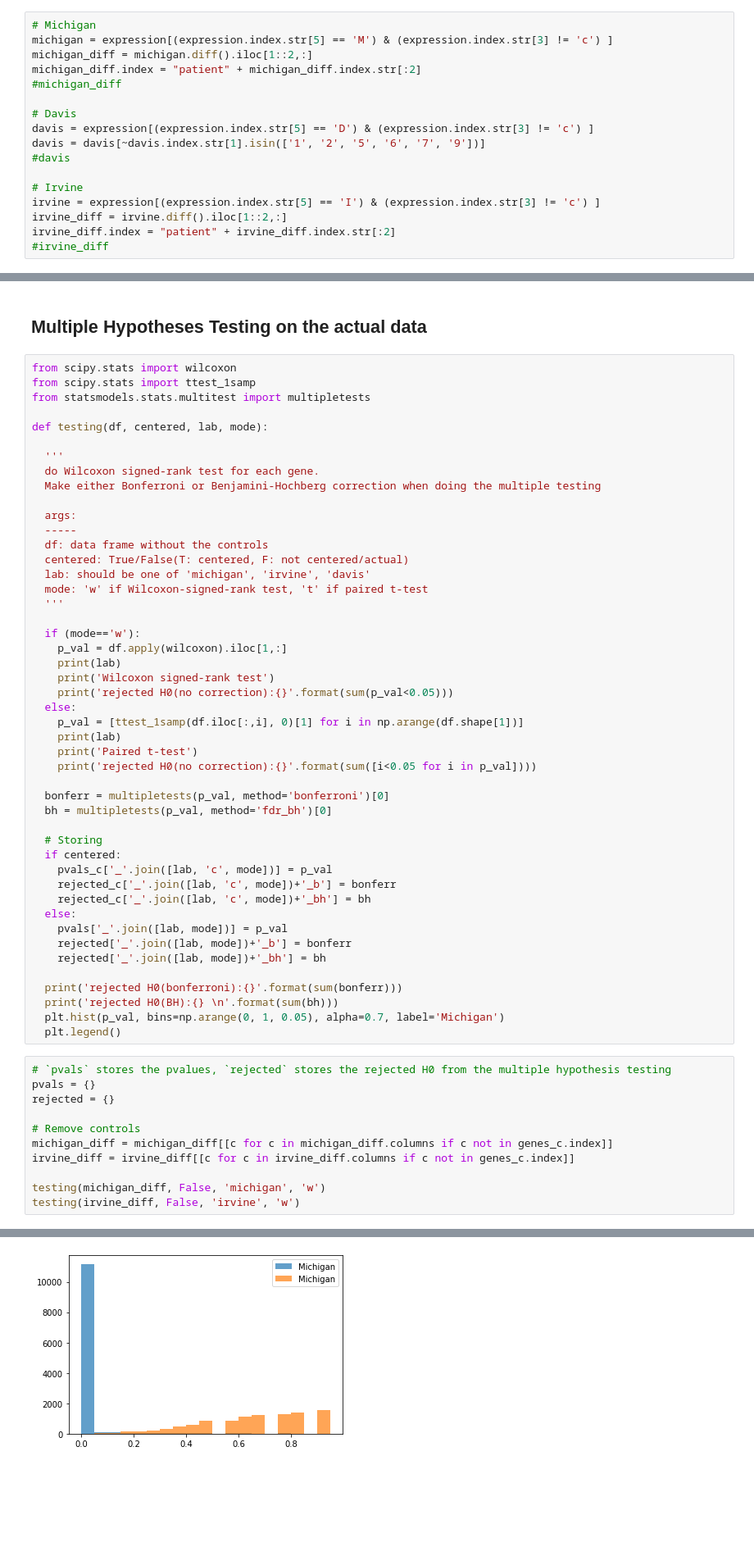
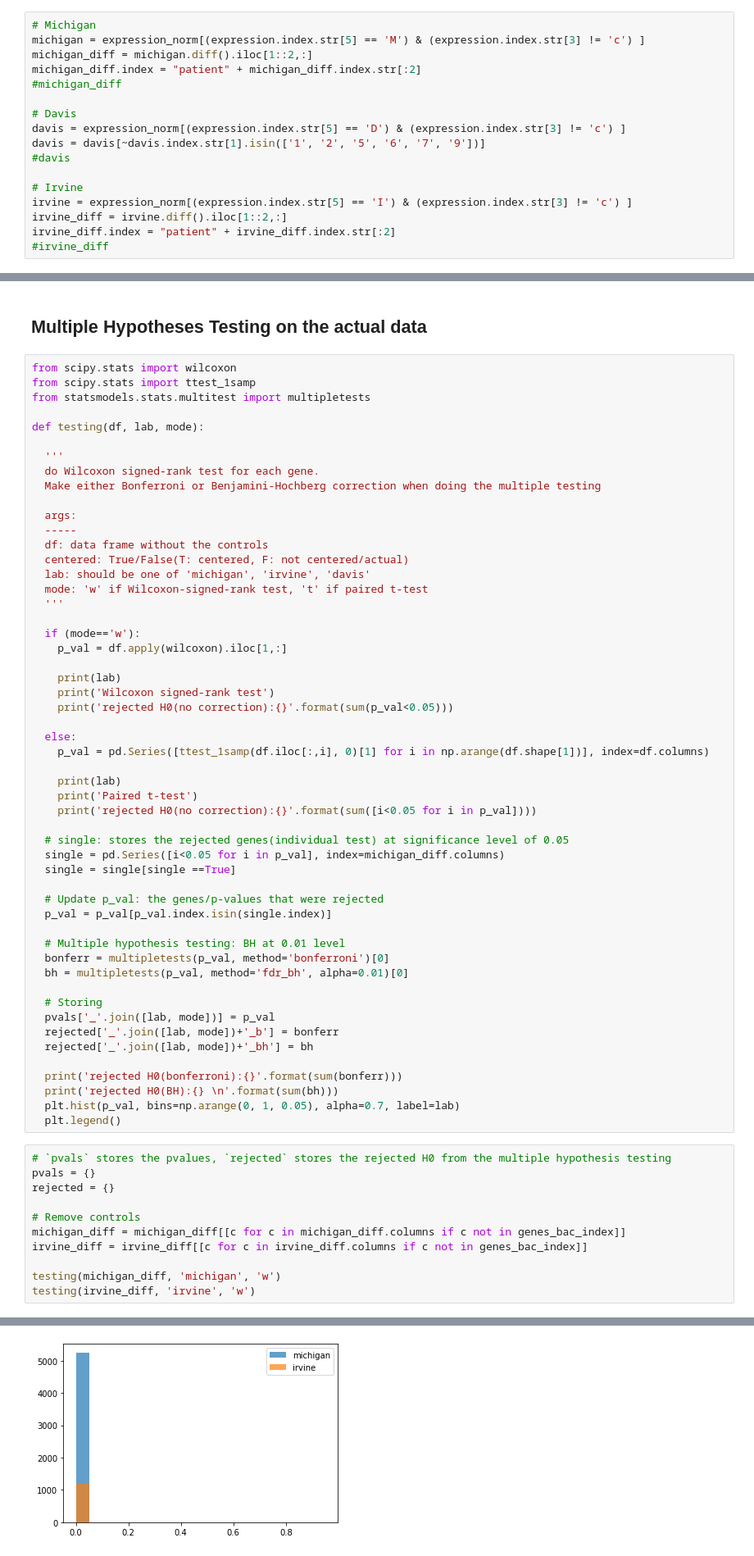
Before and after one commit to unique-subedi/604-gene-expression, a Jupyter notebook: Ahn_gene_expression_master.ipynb, the cells around one changed output, grey strips where cells are left out. Shown at 82% size. Saved outputs shown, nothing was run; the diff lists cells and outputs as text; blank space fills up the shorter version.

```diff
--- a/Ahn_gene_expression_master.ipynb
+++ b/Ahn_gene_expression_master.ipynb
@@ -42,18 +49,18 @@ Successfully installed pyreadr-0.4.7
 `michigan_diff` subtracts measurement of anterior cortex from the dorsolateral cortex for each patient.
 # %%
 # Michigan
-michigan = expression[(expression.index.str[5] == 'M') & (expression.index.str[3] != 'c') ]
+michigan = expression_norm[(expression.index.str[5] == 'M') & (expression.index.str[3] != 'c') ]
 michigan_diff = michigan.diff().iloc[1::2,:]
 michigan_diff.index = "patient" + michigan_diff.index.str[:2]
 #michigan_diff
 
 # Davis
-davis = expression[(expression.index.str[5] == 'D') & (expression.index.str[3] != 'c') ]
+davis = expression_norm[(expression.index.str[5] == 'D') & (expression.index.str[3] != 'c') ]
 davis = davis[~davis.index.str[1].isin(['1', '2', '5', '6', '7', '9'])]
 #davis
 
 # Irvine
-irvine = expression[(expression.index.str[5] == 'I') & (expression.index.str[3] != 'c') ]
+irvine = expression_norm[(expression.index.str[5] == 'I') & (expression.index.str[3] != 'c') ]
 irvine_diff = irvine.diff().iloc[1::2,:]
 irvine_diff.index = "patient" + irvine_diff.index.str[:2]
 #irvine_diff
@@ -69,7 +121,7 @@ from scipy.stats import wilcoxon
 from scipy.stats import ttest_1samp
 from statsmodels.stats.multitest import multipletests
 
-def testing(df, centered, lab, mode):
+def testing(df, lab, mode):
 
   '''
   do Wilcoxon signed-rank test for each gene.
@@ -85,31 +137,37 @@ def testing(df, centered, lab, mode):
 
   if (mode=='w'):
     p_val = df.apply(wilcoxon).iloc[1,:]
+
     print(lab)
     print('Wilcoxon signed-rank test')
     print('rejected H0(no correction):{}'.format(sum(p_val<0.05)))
+
   else:
-    p_val = [ttest_1samp(df.iloc[:,i], 0)[1] for i in np.arange(df.shape[1])]
+    p_val = pd.Series([ttest_1samp(df.iloc[:,i], 0)[1] for i in np.arange(df.shape[1])], index=df.columns)
+
     print(lab)
     print('Paired t-test')
     print('rejected H0(no correction):{}'.format(sum([i<0.05 for i in p_val])))
 
+  # single: stores the rejected genes(individual test) at significance level of 0.05
+  single = pd.Series([i<0.05 for i in p_val], index=michigan_diff.columns)
+  single = single[single ==True]
+
+  # Update p_val: the genes/p-values that were rejected
+  p_val = p_val[p_val.index.isin(single.index)]
+
+  # Multiple hypothesis testing: BH at 0.01 level
   bonferr = multipletests(p_val, method='bonferroni')[0]
-  bh = multipletests(p_val, method='fdr_bh')[0]
+  bh = multipletests(p_val, method='fdr_bh', alpha=0.01)[0]
 
   # Storing
-  if centered:
-    pvals_c['_'.join([lab, 'c', mode])] = p_val
-    rejected_c['_'.join([lab, 'c', mode])+'_b'] = bonferr
-    rejected_c['_'.join([lab, 'c', mode])+'_bh'] = bh
-  else:
-    pvals['_'.join([lab, mode])] = p_val
-    rejected['_'.join([lab, mode])+'_b'] = bonferr
-    rejected['_'.join([lab, mode])+'_bh'] = bh
+  pvals['_'.join([lab, mode])] = p_val
+  rejected['_'.join([lab, mode])+'_b'] = bonferr
+  rejected['_'.join([lab, mode])+'_bh'] = bh
 
   print('rejected H0(bonferroni):{}'.format(sum(bonferr)))
   print('rejected H0(BH):{} \n'.format(sum(bh)))
-  plt.hist(p_val, bins=np.arange(0, 1, 0.05), alpha=0.7, label='Michigan')
+  plt.hist(p_val, bins=np.arange(0, 1, 0.05), alpha=0.7, label=lab)
   plt.legend()
 # %%
 # `pvals` stores the pvalues, `rejected` stores the rejected H0 from the multiple hypothesis testing
@@ -117,11 +175,11 @@ pvals = {}
 rejected = {}
 
 # Remove controls
-michigan_diff = michigan_diff[[c for c in michigan_diff.columns if c not in genes_c.index]]
-irvine_diff = irvine_diff[[c for c in irvine_diff.columns if c not in genes_c.index]]
+michigan_diff = michigan_diff[[c for c in michigan_diff.columns if c not in genes_bac_index]]
+irvine_diff = irvine_diff[[c for c in irvine_diff.columns if c not in genes_bac_index]]
 
-testing(michigan_diff, False, 'michigan', 'w')
-testing(irvine_diff, False, 'irvine', 'w')
+testing(michigan_diff, 'michigan', 'w')
+testing(irvine_diff, 'irvine', 'w')
 # %% [output]
 michigan
 Wilcoxon signed-rank test
@@ -135,4 +193,4 @@ rejected H0(no correction):10
 rejected H0(bonferroni):0
 rejected H0(BH):0
-[figure, old version]
+[figure, new version]
 # %%
```
Also changed, not shown: parts of 16 cells of this notebook.
